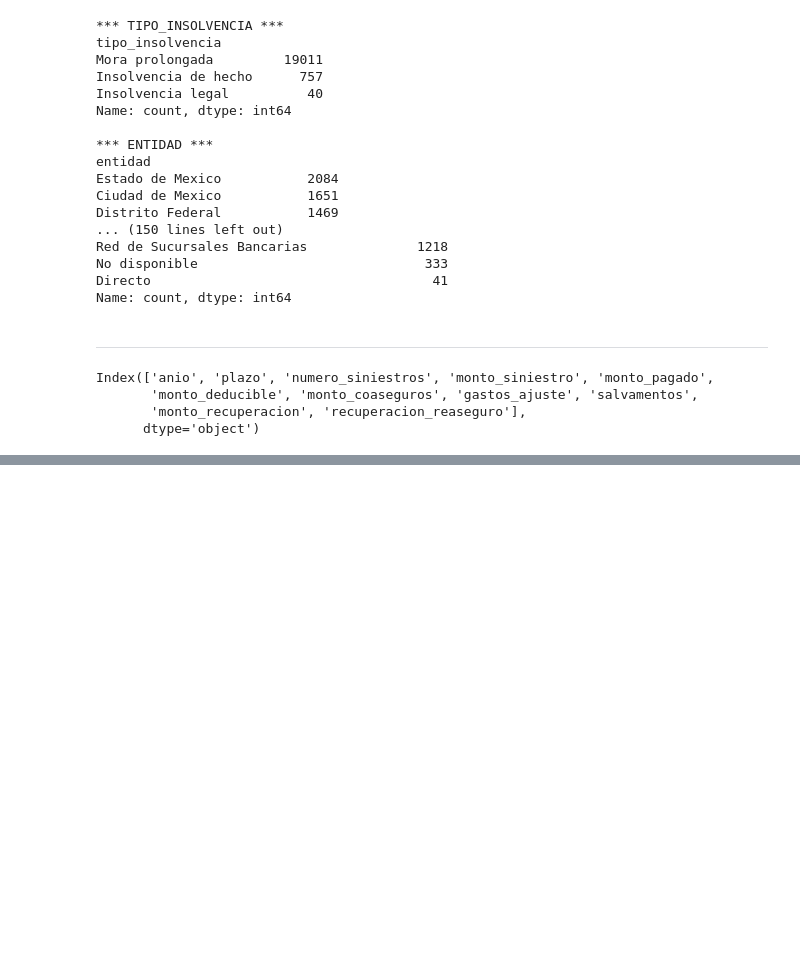
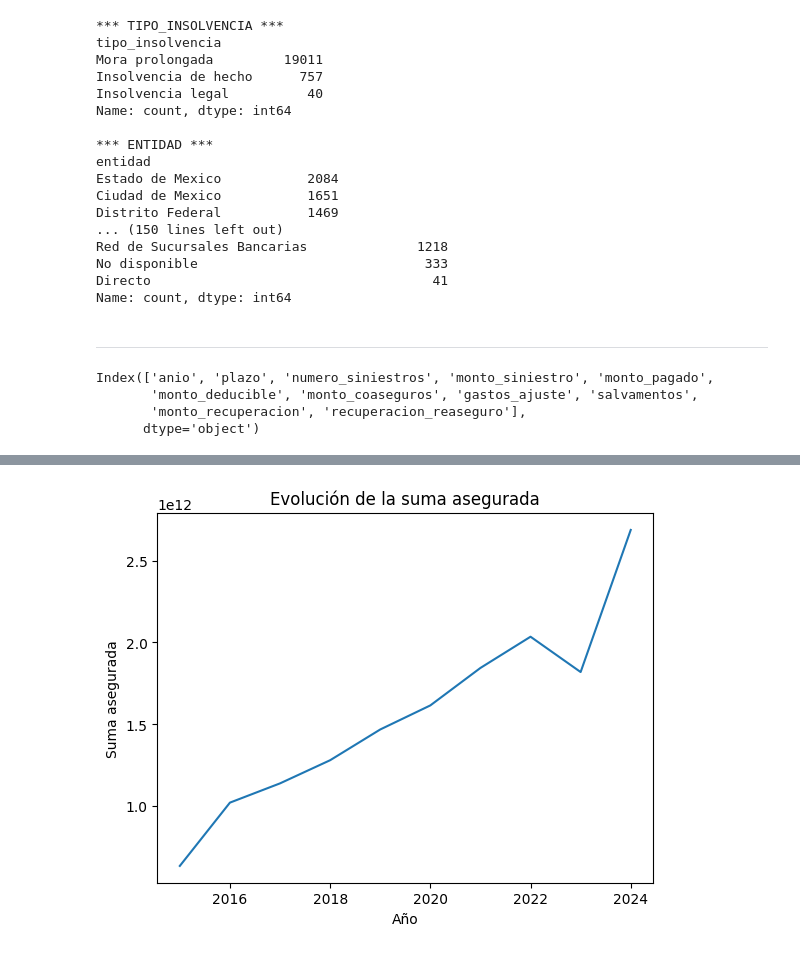
Before and after one commit to yoselin-morua/Proyecto-Cr-dito-Mercado, a Jupyter notebook: proyecto_credito_mercado/eda_creditos.ipynb, the cells around one changed output, grey strips where cells are left out. Drawn from its saved outputs; the diff is of its cells as text; code cells hidden in the pictures; blank space fills up the shorter version.

```diff
--- a/proyecto_credito_mercado/eda_creditos.ipynb
+++ b/proyecto_credito_mercado/eda_creditos.ipynb
@@ -497,0 +583,10 @@ c_siniestros[columnas_numericas].describe()
+# %%
+# Grafica individual para visualizar las suma de la suma asegurada por año
+plt.figure()
+plt.plot(emision_anual['anio'], emision_anual['suma_asegurada'])
+plt.xlabel('Año')
+plt.ylabel('Suma asegurada')
+plt.title('Evolución de la suma asegurada')
+plt.show()
+# %% [output]
+[figure, added]
```
Also changed, not shown: parts of 20 cells of this notebook.
